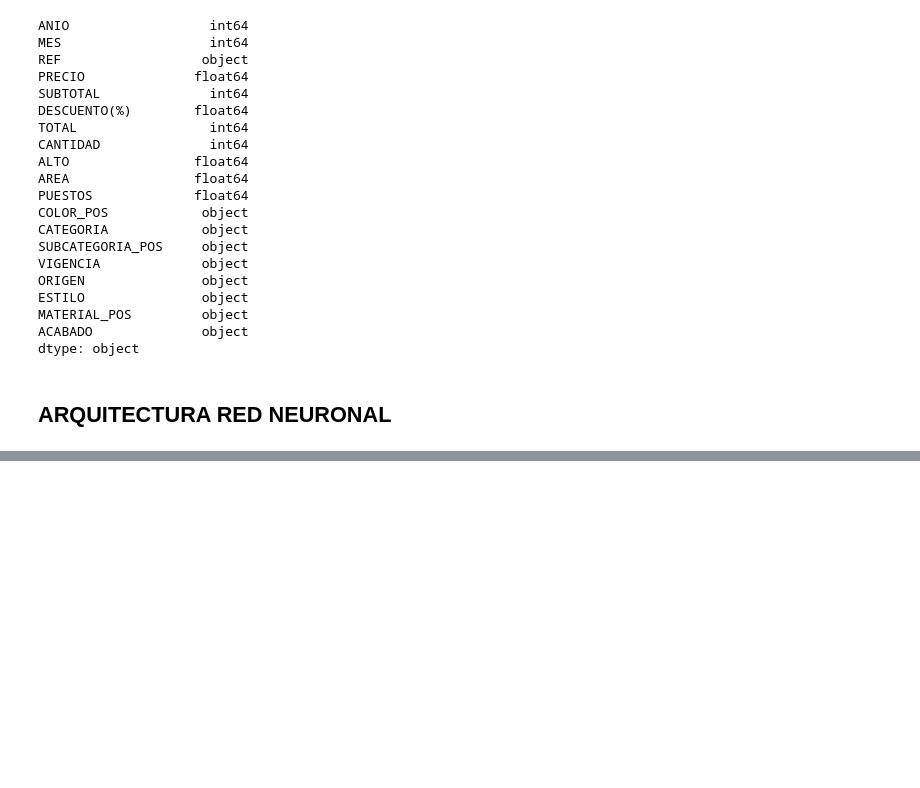
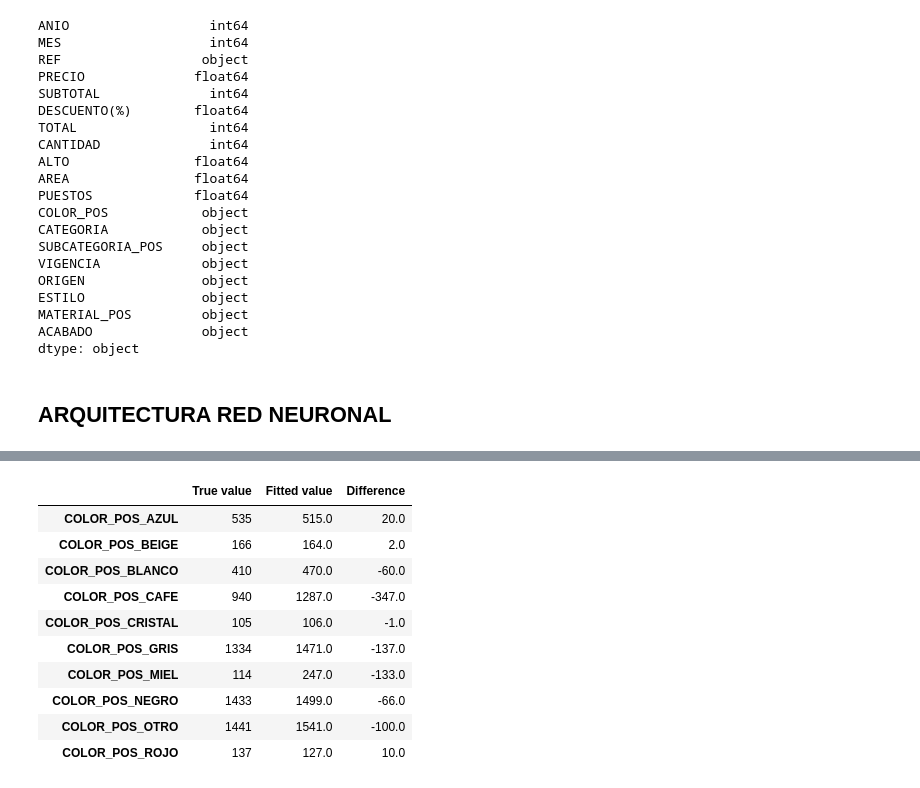
Before and after one commit to JuanMaVelezPa/DS4A_Project, a Jupyter notebook: modelo_NN.ipynb, the cells around one changed output, grey strips where cells are left out. Saved outputs shown, nothing was run; the diff lists cells and outputs as text; code cells hidden in the pictures; blank space fills up the shorter version.

```diff
--- a/modelo_NN.ipynb
+++ b/modelo_NN.ipynb
@@ -273,5 +282,5 @@ Train: 84.889, Test: 36.622
 # %%
 y_predict = model.predict(X_test)
-for i in range(30):
+for i in range(7):
 	print("Real=%s, Predicted=%s" % (y_test[i], y_predict[i]))
 # %% [output]
@@ -294,0 +321,3 @@ Real=1, Predicted=[1.]
+# %%
+for i in range(15):
+	print("Real=%s, Predicted=%s" % (y_train[i], poisson_results.fittedvalues[i]))
@@ -294,0 +360,32 @@ Real=1, Predicted=[1.]
+# %%
+real = []
+predicted = []
+diff = []
+name_colors = ['COLOR_POS_AZUL', 'COLOR_POS_BEIGE', 'COLOR_POS_BLANCO',
+       'COLOR_POS_CAFE', 'COLOR_POS_CRISTAL', 'COLOR_POS_GRIS',
+       'COLOR_POS_MIEL', 'COLOR_POS_NEGRO', 'COLOR_POS_OTRO',
+       'COLOR_POS_ROJO']
+
+for i in name_colors:
+    true_val = y_test[X_test[i] == 1].sum()
+    fitted_val = round(y_test_fit[X_test[i] == 1].sum())
+    real.append(true_val)
+    predicted.append(fitted_val)
+    diff.append(true_val - fitted_val)
+
+
+
+COL_PREDICT = pd.DataFrame(list(zip(real,predicted, diff)),index = name_colors, columns= ['True value','Fitted value','Difference'])
+COL_PREDICT
+# %% [output]
+|  | True value | Fitted value | Difference |
+| COLOR_POS_AZUL | 535 | 515.0 | 20.0 |
+| COLOR_POS_BEIGE | 166 | 164.0 | 2.0 |
+| COLOR_POS_BLANCO | 410 | 470.0 | -60.0 |
+| COLOR_POS_CAFE | 940 | 1287.0 | -347.0 |
+| COLOR_POS_CRISTAL | 105 | 106.0 | -1.0 |
+| COLOR_POS_GRIS | 1334 | 1471.0 | -137.0 |
+| COLOR_POS_MIEL | 114 | 247.0 | -133.0 |
+| COLOR_POS_NEGRO | 1433 | 1499.0 | -66.0 |
+| COLOR_POS_OTRO | 1441 | 1541.0 | -100.0 |
+| COLOR_POS_ROJO | 137 | 127.0 | 10.0 |
```
Also changed, not shown: parts of 10 cells of this notebook.
